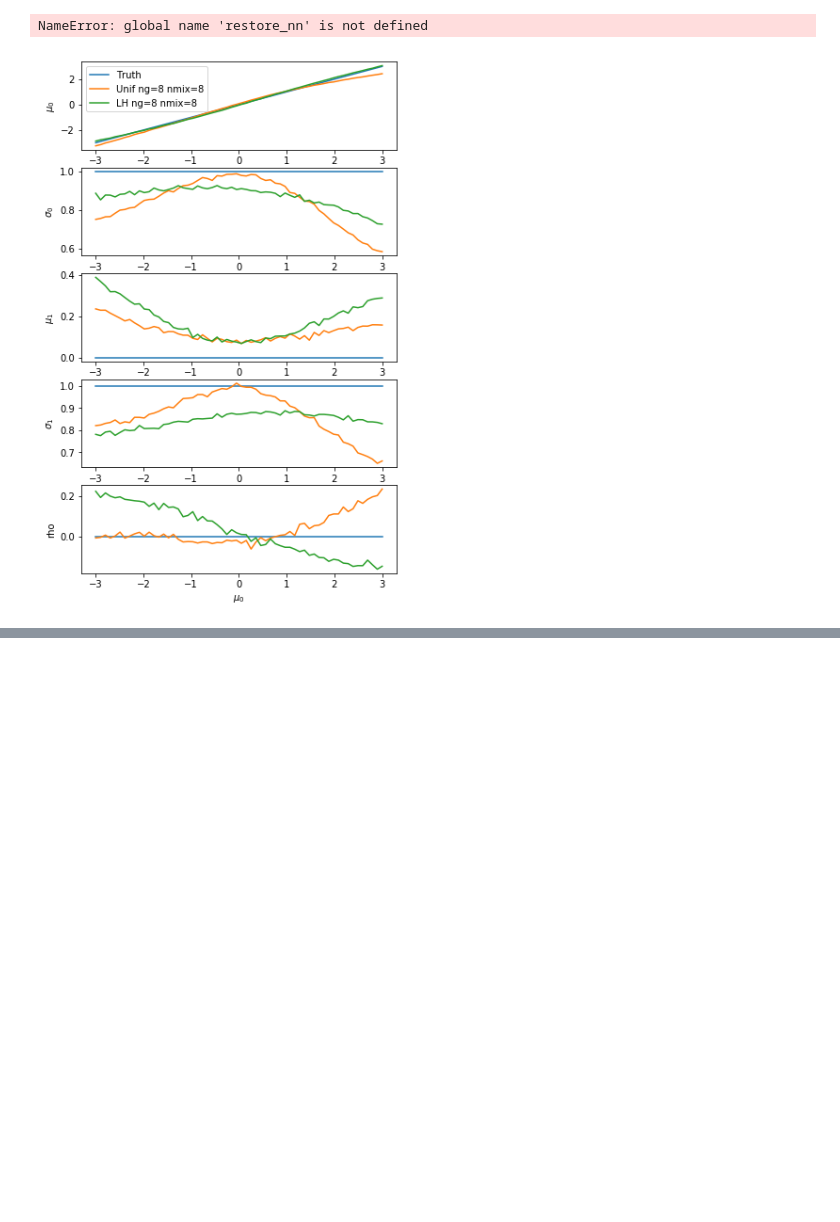
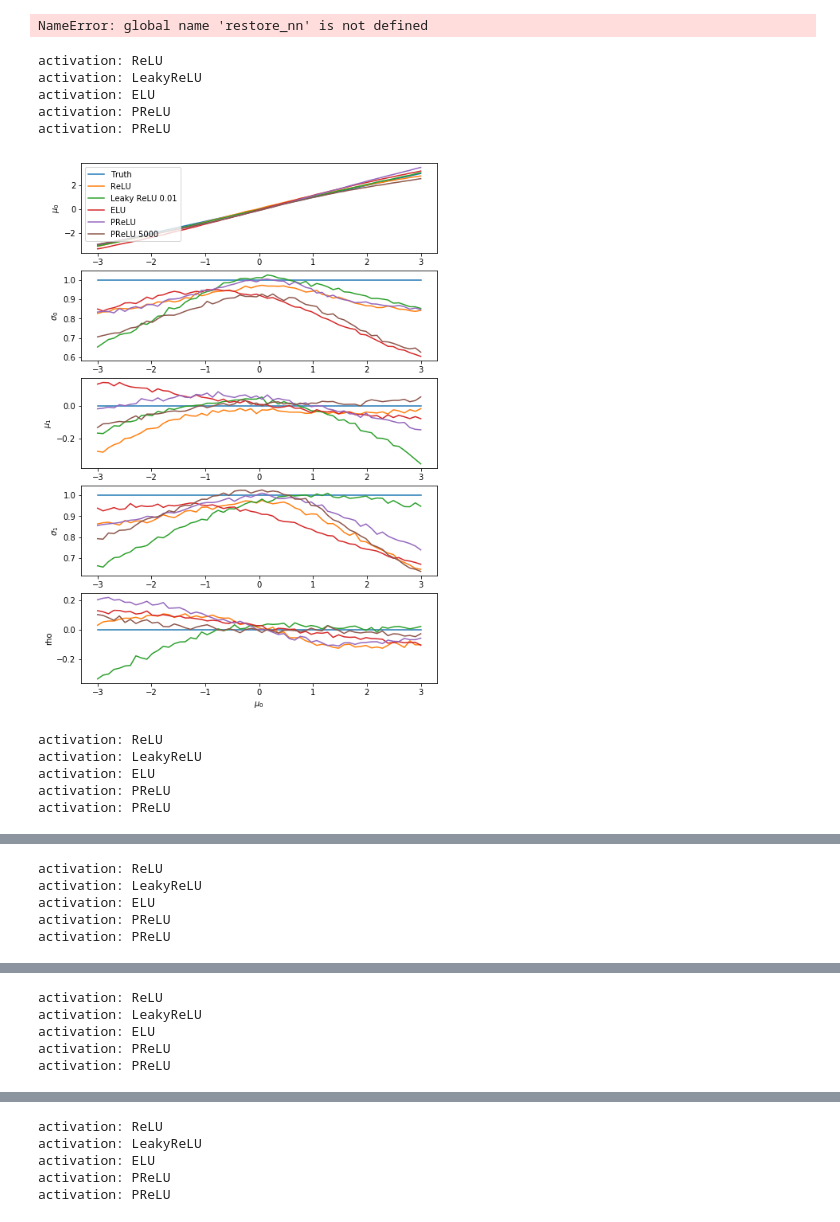
Before and after one commit to RichardFeder-zz/gan-work, a Jupyter notebook: gan_tests.ipynb, the cells around one changed output, grey strips where cells are left out. Cells and saved outputs as stored; diff of their text form; code cells hidden in the pictures; blank space fills up the shorter version.

Commit message:
added choice of activation functions, added random seed for consistency

```diff
--- a/gan_tests.ipynb
+++ b/gan_tests.ipynb
@@ -128,8 +154,9 @@ def generate_samples(G, pdict, nsamp, cond_params=None):
 
     gen_input = torch.from_numpy(np.tile(cond_params, (nsamp, 1))).float()
     gen_input = torch.cat((z, gen_input), 1)
+    out = G(gen_input)
 
-    arr = G(gen_input).detach().numpy()
+    arr = out.detach().numpy()
 
     return arr
 
@@ -186,7 +213,6 @@ def test_cGAN(timestr, cond_params=None, nsamp=10000):
     arr = generate_samples(netG, pdict, nsamp, cond_params=cond_params)
     ks = ks_test(arr, cond_params)
     kl = kl_divergence(arr, cond_params)
-#     print 'KL Divergence:', kl
     real = np.random.normal(cond_params[0], cond_params[1], nsamp)
     frame_dir = basedir+timedir+'/frames/'+str(cond_params[0])+'_'+str(cond_params[1])
     make_comparison_plot(real, arr, ks=ks, save=frame_dir)
@@ -282,7 +308,7 @@ NameError: global name 'restore_nn' is not defined
 cond_params = [0.0, 0.0, 1.1, 0.1, 0.0]
 nsamp = 1000
 
-mu_range = np.linspace(-1, 1, 30)
+mu_range = np.linspace(-3, 3, 30)
 sig_range = np.linspace(0.01, 3, 30)
 
 cond_params = [0.0, 0.0, 1.1, 0.1, 0.0]
@@ -295,7 +321,6 @@ for i, mu in enumerate(mu_range):
 
 
 def compare_nns(timestr_list, labels, idx = 0, idx2s=[0], nsamp=1000, save=False):
-
     mu_range = np.linspace(-3, 3, 60)
     sig_range = np.linspace(0.01, 4, 60)
 #     mu_range = np.linspace(-1, 1, 60)
@@ -347,7 +372,7 @@ def compare_nns(timestr_list, labels, idx = 0, idx2s=[0], nsamp=1000, save=False
                 pnamelist_notex = ['mu', 'sigma']
 
 
-    fig = plt.figure(figsize=(6,10))
+    fig = plt.figure(figsize=(8,12))
     for i, idx2 in enumerate(idx2s):
         plt.subplot(len(idx2s),1, i+1)
         plt.xlabel(pnamelist[idx])
@@ -360,7 +385,7 @@ def compare_nns(timestr_list, labels, idx = 0, idx2s=[0], nsamp=1000, save=False
         if i==0:
             plt.legend()
     if save:
-        plt.savefig(basedir+timestr_list[-1]+'/2_5_100_comp_nns_vary_'+pnamelist_notex[idx]+'.pdf', bbox_inches='tight')
+        plt.savefig(basedir+timestr_list[-1]+'/comp_nns_relu_leaky_vary_'+pnamelist_notex[idx]+'_wide.pdf', bbox_inches='tight')
     plt.show()
 
     return fig
@@ -377,34 +402,50 @@ def compare_nns(timestr_list, labels, idx = 0, idx2s=[0], nsamp=1000, save=False
 # timestr_list = ['20190126-140901', '20190126-141142', '20190126-141703', '20190126-141807']
 # label_list = ['LH ngrid=1024', 'Unif 4x4x4x4x4', 'Unif 10x10x10x10x10', 'LH ngrid=1e5']
 
 # timestr_list = ['20190126-142238', '20190126-141807', '20190125-165642']
 # label_list = ['Unif 10x10x10x10x10', 'LH ngrid=1e5', 'RGAN LD=5 1.0 bs64']
 
 # timestr_list = ['20190128-110508', '20190128-110812', '20190128-111004'] # 1d gaussian 2000 samples
 # label_list = ['8 nmix=4', 'nmix=2', 'nmix=4 LD=1']
 
 # timestr_list = ['20190127-230509', '20190127-231600', '20190127-232322', '20190127-232023']
 # label_list = [ 'LD=2', '64 ld=5 3000', 'LH 8', 'Unif 8']
 
 # timestr_list = ['20190127-232322', '20190128-114803', '20190128-115114', '20190128-115615']
 # label_list = ['LH 8', '8 nmix=4', '8 nmix=8', 'LH 8 nmix=4'] # these are all 3000 iterations
 
 # timestr_list = ['20190128-115114', '20190128-115615']
 # label_list = ['Unif ng=8 nmix=4', 'LH ng=8 nmix=4']
 
-timestr_list = ['20190128-114803', '20190128-120228']
-label_list = ['Unif ng=8 nmix=8', 'LH ng=8 nmix=8']
+# timestr_list = ['20190128-114803', '20190128-120228', '20190128-162143', '20190128-162737']
+# label_list = ['Unif ng=8 nmix=8', 'LH ng=8 nmix=8', 'unif nlayer=2', 'nlayer=1']
 
 # timestr_list = ['20190128-123646', '20190128-120930']
 # label_list = ['Unif ng=4 nmix=4', 'LH ng=4 nmix=4']
 
 # timestr_list = ['20190128-114803', '20190128-135155']
 # label_list = ['Unif ng=8 nmix=8', 'Unif ng=8 nmix=16']
 
+# timestr_list = ['20190128-162143', '20190129-162328', '20190129-162551', '20190129-162839', '20190129-163107']
+# label_list = ['2 layer ReLU','ReLU', 'Leaky ReLU 0.01', 'ELU', 'PReLU']
+
+timestr_list = ['20190129-165309', '20190129-165746', '20190129-170003', '20190129-165524', '20190129-170333']
+label_list = ['ReLU', 'Leaky ReLU 0.01', 'ELU', 'PReLU', 'PReLU 5000'] # 2 layer different types
+
 for x in xrange(5):
-    fig1 = compare_nns(timestr_list, label_list, idx=x, idx2s=[0, 1, 2, 3, 4], save=False, nsamp=10000)
+    fig1 = compare_nns(timestr_list, label_list, idx=x, idx2s=[0, 1, 2, 3, 4], save=True, nsamp=10000)
 
 # for x in xrange(2):
 #     fig1 = compare_nns(timestr_list, label_list, idx=x, idx2s=[0, 1], save=False, nsamp=10000)
 # %% [output]
+activation: ReLU
+activation: LeakyReLU
+activation: ELU
+activation: PReLU
+activation: PReLU
-[figure, old version]
+[figure, new version]
+activation: ReLU
+activation: LeakyReLU
+activation: ELU
+activation: PReLU
+activation: PReLU
@@ -411,0 +453,5 @@ for x in xrange(5):
+activation: ReLU
+activation: LeakyReLU
+activation: ELU
+activation: PReLU
+activation: PReLU
@@ -412,0 +459,5 @@ for x in xrange(5):
+activation: ReLU
+activation: LeakyReLU
+activation: ELU
+activation: PReLU
+activation: PReLU
@@ -413,0 +465,5 @@ for x in xrange(5):
+activation: ReLU
+activation: LeakyReLU
+activation: ELU
+activation: PReLU
+activation: PReLU
```
Also changed, not shown: parts of 5 cells of this notebook, 2 other files.
